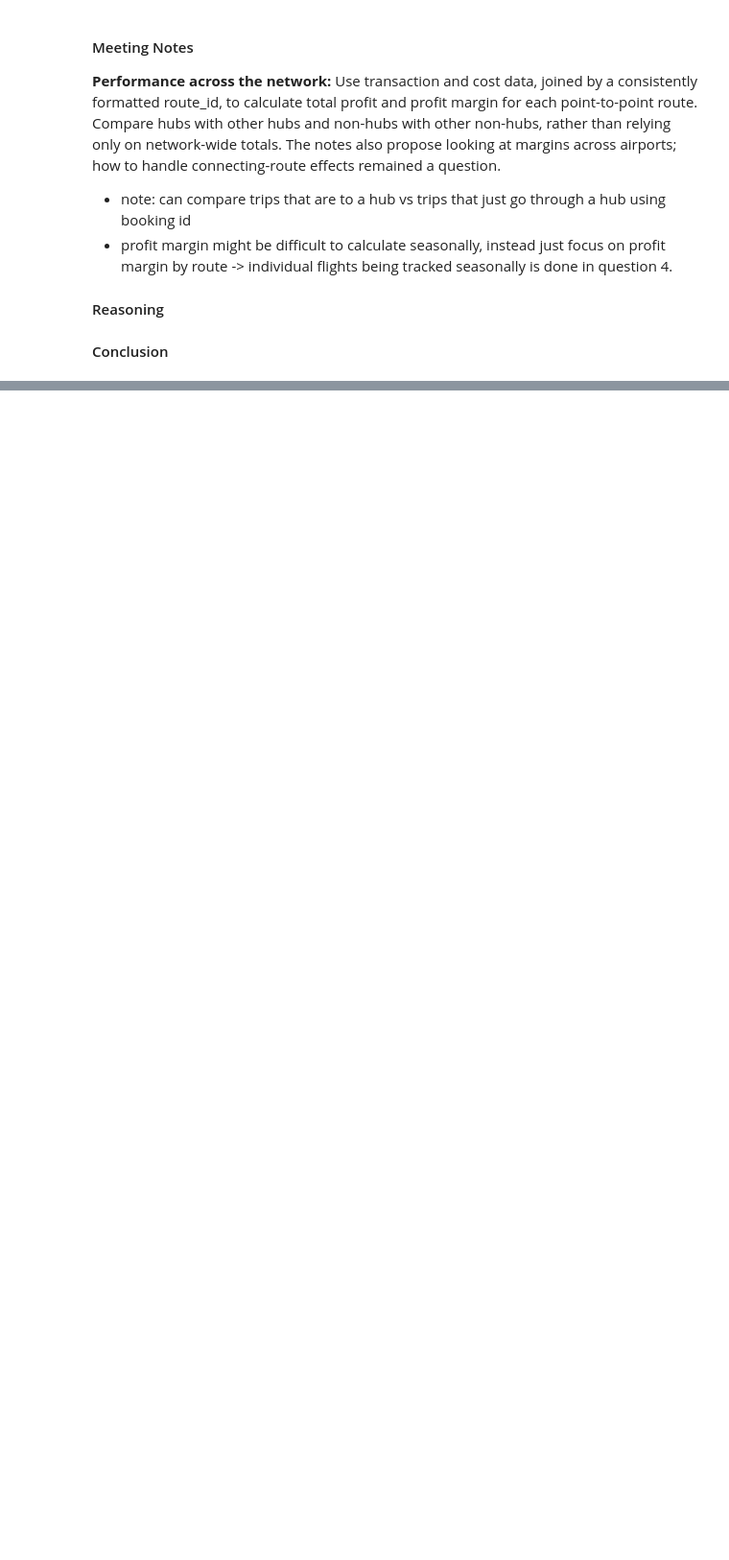
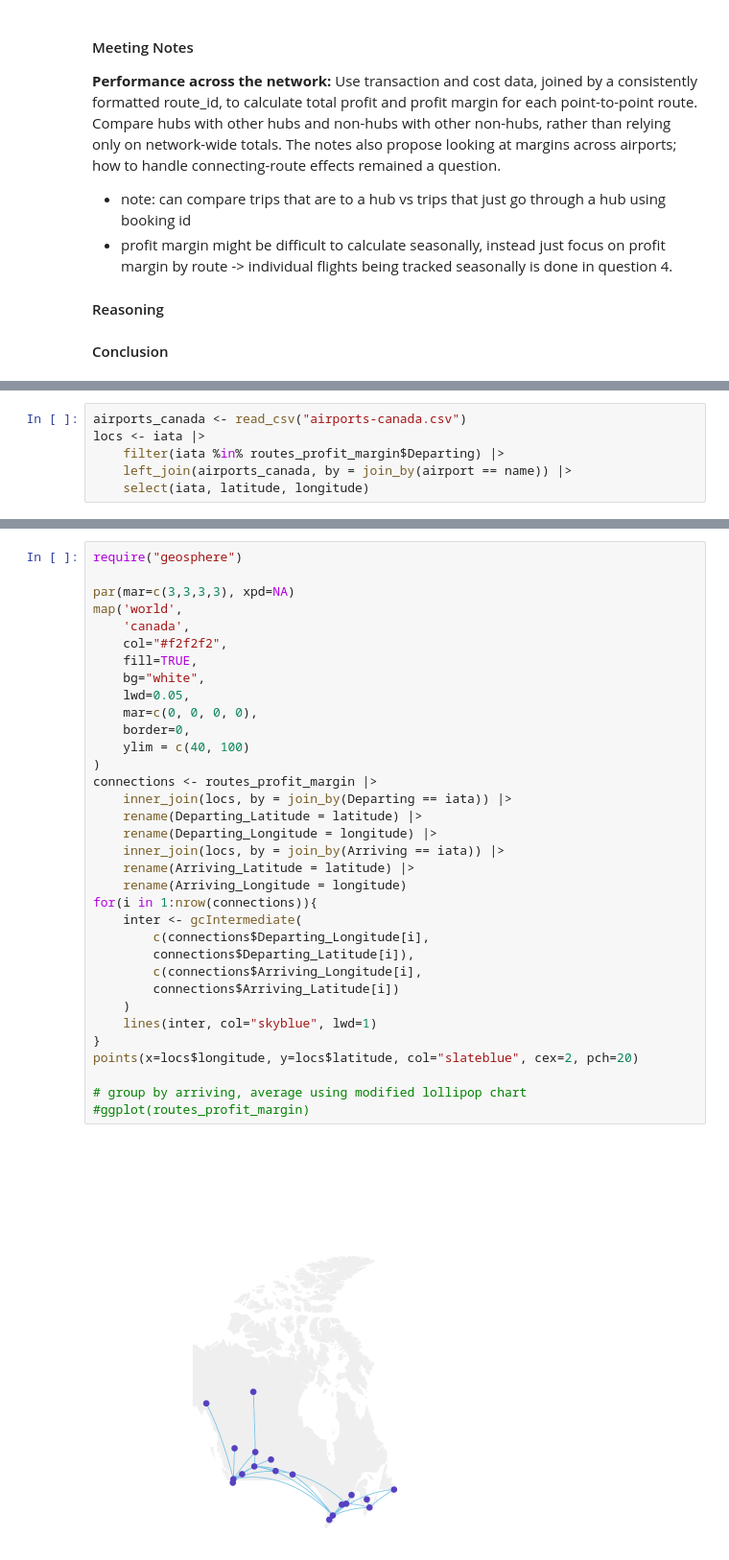
Before and after one commit to annhuynhh/thecontrolgroup_firstbyte, a Jupyter notebook: Project.ipynb, the cells around one changed output, grey strips where cells are left out. Shown at 96% size. Drawn from its saved outputs; the diff is of its cells as text; blank space fills up the shorter version.

```diff
--- a/Project.ipynb
+++ b/Project.ipynb
@@ -397,0 +305,6 @@ A tibble: 54 × 4
+# %%
+airports_canada <- read_csv("airports-canada.csv")
+locs <- iata |>
+    filter(iata %in% routes_profit_margin$Departing) |>
+    left_join(airports_canada, by = join_by(airport == name)) |>
+    select(iata, latitude, longitude)
@@ -398,3 +320,39 @@ A tibble: 54 × 4
+# %%
+require("geosphere")
+
+par(mar=c(3,3,3,3), xpd=NA)
+map('world',
+    'canada',
+    col="#f2f2f2",
+    fill=TRUE,
+    bg="white",
+    lwd=0.05,
+    mar=c(0, 0, 0, 0),
+    border=0,
+    ylim = c(40, 100)
+)
+connections <- routes_profit_margin |>
+    inner_join(locs, by = join_by(Departing == iata)) |>
+    rename(Departing_Latitude = latitude) |>
+    rename(Departing_Longitude = longitude) |>
+    inner_join(locs, by = join_by(Arriving == iata)) |>
+    rename(Arriving_Latitude = latitude) |>
+    rename(Arriving_Longitude = longitude)
+for(i in 1:nrow(connections)){
+    inter <- gcIntermediate(
+        c(connections$Departing_Longitude[i],
+        connections$Departing_Latitude[i]),
+        c(connections$Arriving_Longitude[i],
+        connections$Arriving_Latitude[i])
+    )
+    lines(inter, col="skyblue", lwd=1)
+}
+points(x=locs$longitude, y=locs$latitude, col="slateblue", cex=2, pch=20)
+
+# group by arriving, average using modified lollipop chart
+#ggplot(routes_profit_margin)
+# %% [output]
+[figure, added]
 # %% [markdown]
 ## Question 3 - Moderate
 #### Statement
```
Also changed, not shown: parts of 9 cells of this notebook, 3 other files.
